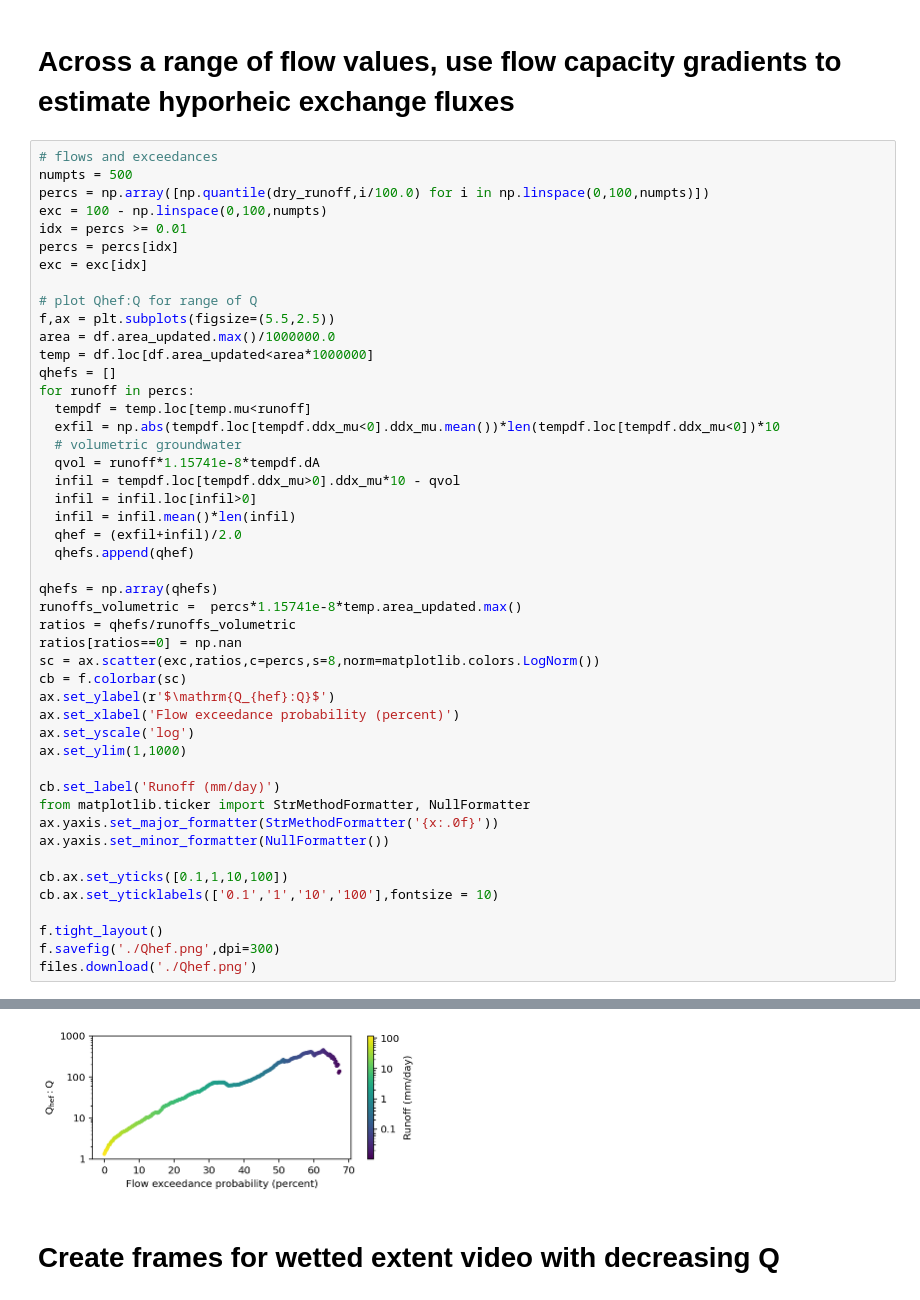
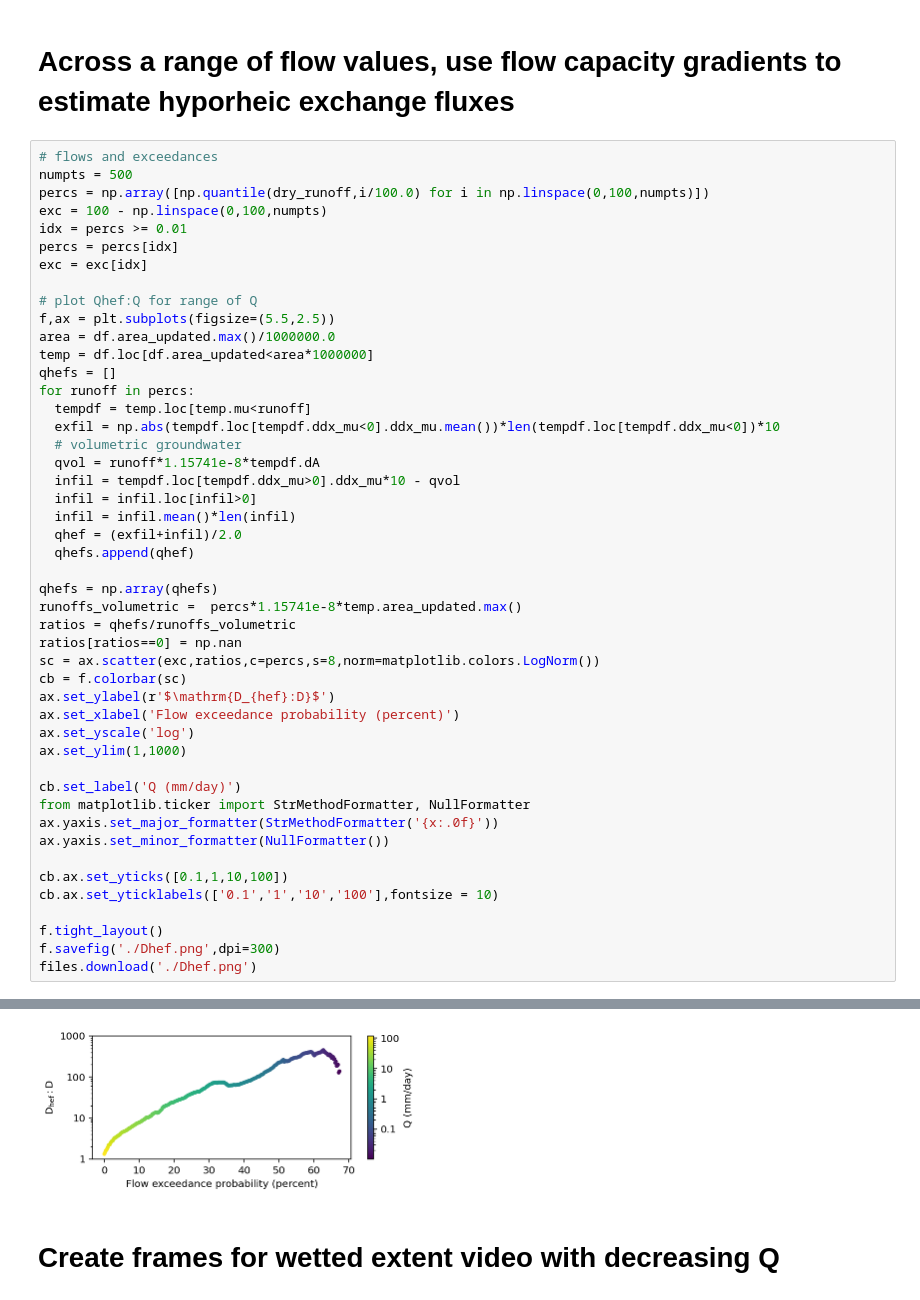
Before and after one commit to lapidesd/wetted_channels_from_space, a Jupyter notebook: Colab_notebooks/mu_gradients.ipynb, the cells around one changed output, grey strips where cells are left out. Drawn from its saved outputs; the diff is of its cells as text.

```diff
--- a/Colab_notebooks/mu_gradients.ipynb
+++ b/Colab_notebooks/mu_gradients.ipynb
@@ -151,38 +151,38 @@ for runoff in percs:
   exfil = np.abs(tempdf.loc[tempdf.ddx_mu<0].ddx_mu.mean())*len(tempdf.loc[tempdf.ddx_mu<0])*10
   # volumetric groundwater
   qvol = runoff*1.15741e-8*tempdf.dA
   infil = tempdf.loc[tempdf.ddx_mu>0].ddx_mu*10 - qvol
   infil = infil.loc[infil>0]
   infil = infil.mean()*len(infil)
   qhef = (exfil+infil)/2.0
   qhefs.append(qhef)
 
 qhefs = np.array(qhefs)
 runoffs_volumetric =  percs*1.15741e-8*temp.area_updated.max()
 ratios = qhefs/runoffs_volumetric
 ratios[ratios==0] = np.nan
 sc = ax.scatter(exc,ratios,c=percs,s=8,norm=matplotlib.colors.LogNorm())
 cb = f.colorbar(sc)
-ax.set_ylabel(r'$\mathrm{Q_{hef}:Q}$')
+ax.set_ylabel(r'$\mathrm{D_{hef}:D}$')
 ax.set_xlabel('Flow exceedance probability (percent)')
 ax.set_yscale('log')
 ax.set_ylim(1,1000)
 
-cb.set_label('Runoff (mm/day)')
+cb.set_label('Q (mm/day)')
 from matplotlib.ticker import StrMethodFormatter, NullFormatter
 ax.yaxis.set_major_formatter(StrMethodFormatter('{x:.0f}'))
 ax.yaxis.set_minor_formatter(NullFormatter())
 
 cb.ax.set_yticks([0.1,1,10,100])
 cb.ax.set_yticklabels(['0.1','1','10','100'],fontsize = 10)
 
 f.tight_layout()
-f.savefig('./Qhef.png',dpi=300)
-files.download('./Qhef.png')
+f.savefig('./Dhef.png',dpi=300)
+files.download('./Dhef.png')
 # %% [output]
 [interactive output not drawn]
 [interactive output not drawn]
-[figure, old version]
+[figure, new version]
 # %% [markdown]
 # Create frames for wetted extent video with decreasing Q
 # %%
```
Also changed, not shown: parts of 2 cells of this notebook.
